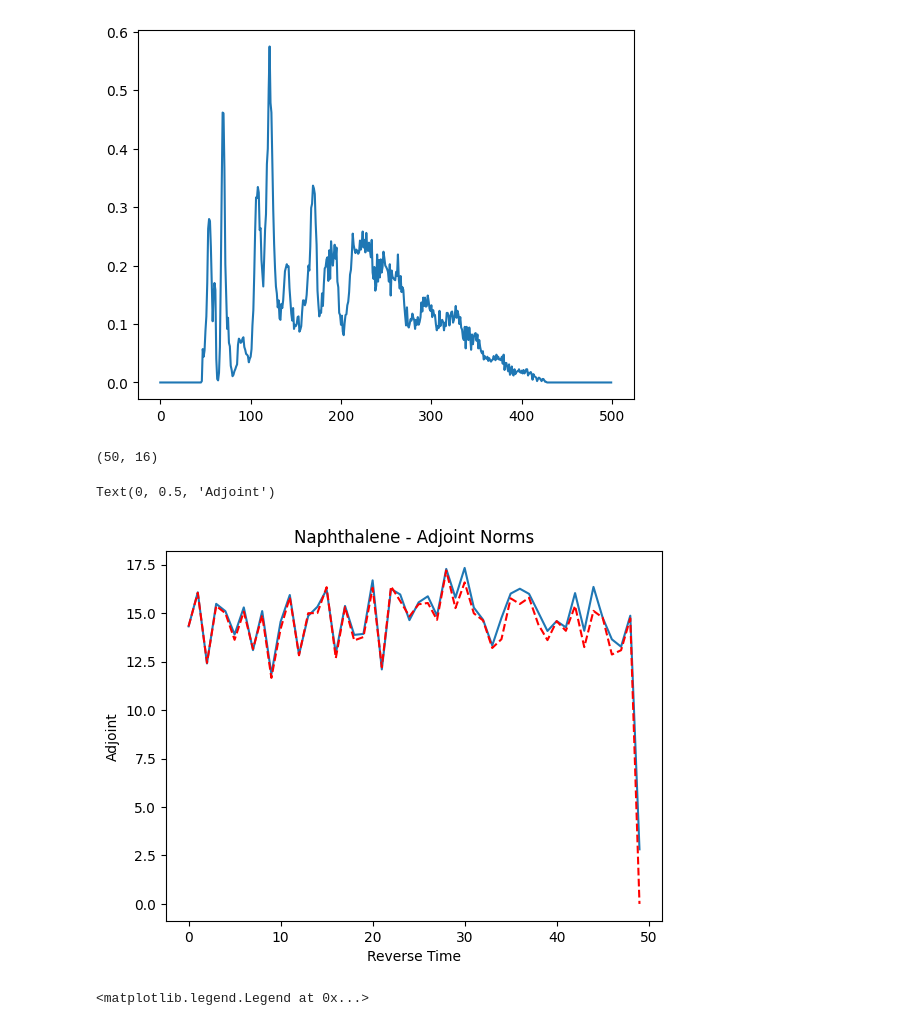
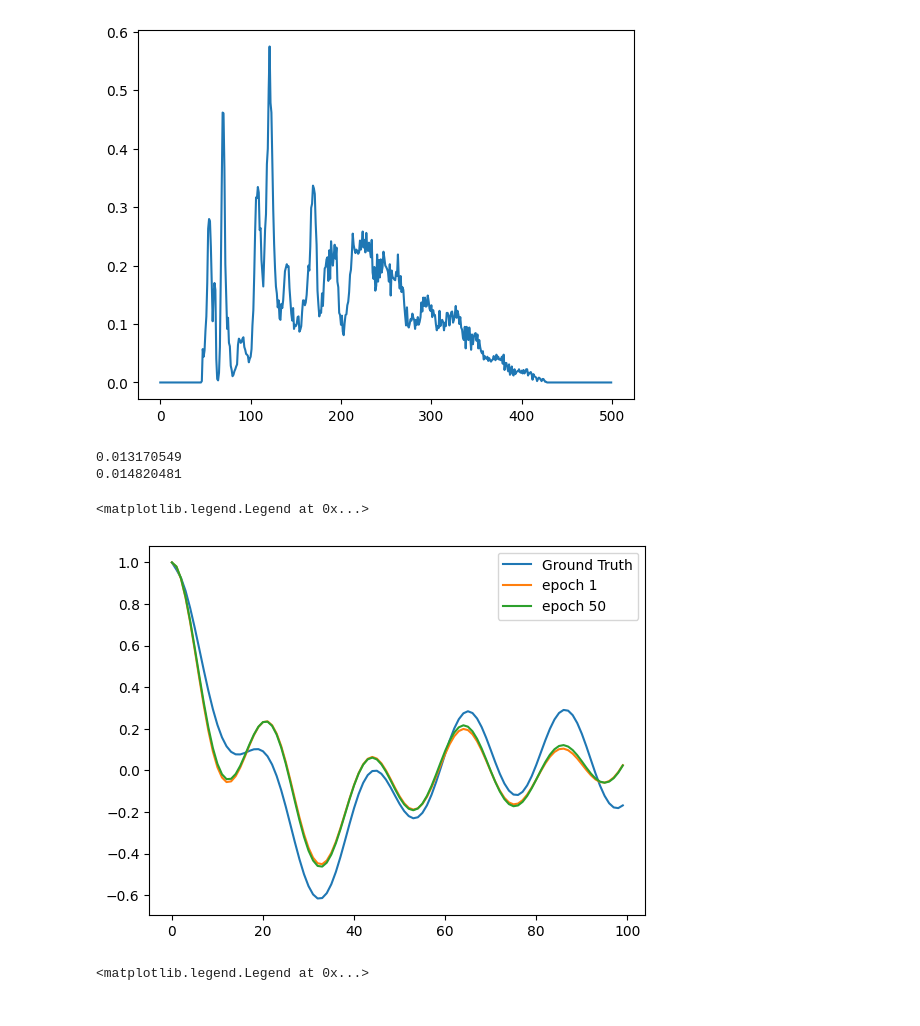
Before and after one commit to jeevster/implicit-md, a Jupyter notebook: Untitled.ipynb, the cells around one changed output. Cells and saved outputs as stored; diff of their text form; code cells hidden in the pictures.

```diff
--- a/Untitled.ipynb
+++ b/Untitled.ipynb
@@ -103,19 +103,23 @@ from torchmd.observable import DifferentiableVACF
 import torch
 
 
-# g_r_true = np.load("/home/sanjeevr/implicit-md/results_nnip/IMPLICIT_salicylic_acid_TEST/gt_rdf.npy")
-# plt.plot(g_r_true, label = "Ground Truth")
-# # g_r = np.load("/home/sanjeevr/implicit-md/results_nnip/IMPLICIT_salicylic_acid_TEST/rdf_epoch1_NoseHoover.npy")
-# # plt.plot(g_r, label = "Nose Hoover")
+g_r_true = np.load("/home/sanjeevr/implicit-md/results_nnip/IMPLICIT_naphthalene_TEST_var0.05/gt_vacf.npy")
+plt.plot(g_r_true, label = "Ground Truth")
+# g_r = np.load("/home/sanjeevr/implicit-md/results_nnip/IMPLICIT_salicylic_acid_TEST/rdf_epoch1_NoseHoover.npy")
+# plt.plot(g_r, label = "Nose Hoover")
 
-# g_r = np.load("/home/sanjeevr/implicit-md/results_nnip/IMPLICIT_salicylic_acid_TEST/rdf_epoch1_Langevin.npy")
-# plt.plot(g_r, label = "Langevin")
+g_r = np.load("/home/sanjeevr/implicit-md/results_nnip/IMPLICIT_naphthalene_TEST_var0.05/vacf_epoch1.npy")
+plt.plot(g_r, label = "epoch 1")
 
-# g_r = np.load("/home/sanjeevr/implicit-md/results_nnip/IMPLICIT_salicylic_acid_TEST/rdf_epoch1_Langevin_nonsymplectic.npy")
-# plt.plot(g_r, label = "Langevin - non symplectic")
+g_r50 = np.load("/home/sanjeevr/implicit-md/results_nnip/IMPLICIT_naphthalene_TEST_var0.05/vacf_epoch50.npy")
+plt.plot(g_r50, label = "epoch 50")
+
+print(((g_r50 - g_r_true)**2).mean())
+print(((g_r - g_r_true)**2).mean())
 
 
-# plt.legend()
+
+plt.legend()
 
 # g_r = np.load("/home/sanjeevr/implicit-md/results_nnip/IMPLICIT_salicylic_acid_TEST_rdfonly2_NH/rdf_epoch100.npy")
 # plt.plot(g_r, label = "Nose Hoover")
@@ -149,46 +153,47 @@ import torch
 # o = om_action.sum(-3)
 # hist, bins = np.histogram(o.flatten() - o.mean(), bins = 100, density = True)
 # plt.stairs(hist, bins,label = "OM Actions, Summed over Timesteps")
 # normal_ref = np.random.normal(0, 1, om_action.flatten().shape)
 # hist, bins = np.histogram(normal_ref, bins = 100, density = True)
 # plt.stairs(hist, bins)
 
 # plt.legend()
 
 
 
-naive_adjoint_norms = np.load('/home/sanjeevr/implicit-md/results_nnip/IMPLICIT_naphthalene_TEST_var0.05/naive_adjoint_norms_epoch0.npy')
-adjoint_norms = np.load('/home/sanjeevr/implicit-md/results_nnip/IMPLICIT_naphthalene_TEST_var0.05/adjoint_norms_epoch0.npy')
+# naive_adjoint_norms = np.load('/home/sanjeevr/implicit-md/results_nnip/IMPLICIT_naphthalene_TEST_var0.05/naive_adjoint_norms_epoch0.npy')
+# adjoint_norms = np.load('/home/sanjeevr/implicit-md/results_nnip/IMPLICIT_naphthalene_TEST_var0.05/adjoint_norms_epoch0.npy')
 
-print(adjoint_norms.shape)
-i
-plt.plot(adjoint_norms[:, i], label = "Adjoint Method" + str(i))
-plt.plot(naive_adjoint_norms[:, i], 'r--', label = "Naive Backprop" + str(i))
+# print(adjoint_norms.shape)
+# i=5
+# plt.plot(adjoint_norms[:, i], label = "Adjoint Method" + str(i))
+# plt.plot(naive_adjoint_norms[:, i], 'r--', label = "Naive Backprop" + str(i))
 
-#plt.legend()
-plt.title("Naphthalene - Adjoint Norms")
-plt.xlabel("Reverse Time")
-plt.ylabel("Adjoint")
+# #plt.legend()
+# plt.title("Naphthalene - Adjoint Norms")
+# plt.xlabel("Reverse Time")
+# plt.ylabel("Adjoint")
 
 # plt.title("OM Action Across 1000 Replicas, VACF Window of 100")
 # plt.xlabel("Timestep Lag")
 # plt.ylabel("Normalized VACF")
 # plt.legend()
 # plt.ylim(0, 0.5)
 # plt.xscale('log')
 
 # fft = np.fft.fft(g_r_true[0:MAXLEN]).real
 # frequencies = np.fft.fftfreq(len(g_r_true[0:MAXLEN]), d=1)
 
 # plt.figure()
 # plt.plot(frequencies, fft)
 # plt.xlabel('Frequency')
 # plt.ylabel('Magnitude')
 # plt.title('Frequency Domain Representation')
 # %% [output]
-(50, 16)
+0.013170549
+0.014820481
-Text(0, 0.5, 'Adjoint')
+<matplotlib.legend.Legend at 0x...>
-[figure, old version]
+[figure, new version]
 # %%
 import numpy as np
 import time
```
Also changed, not shown: 4 other files.
